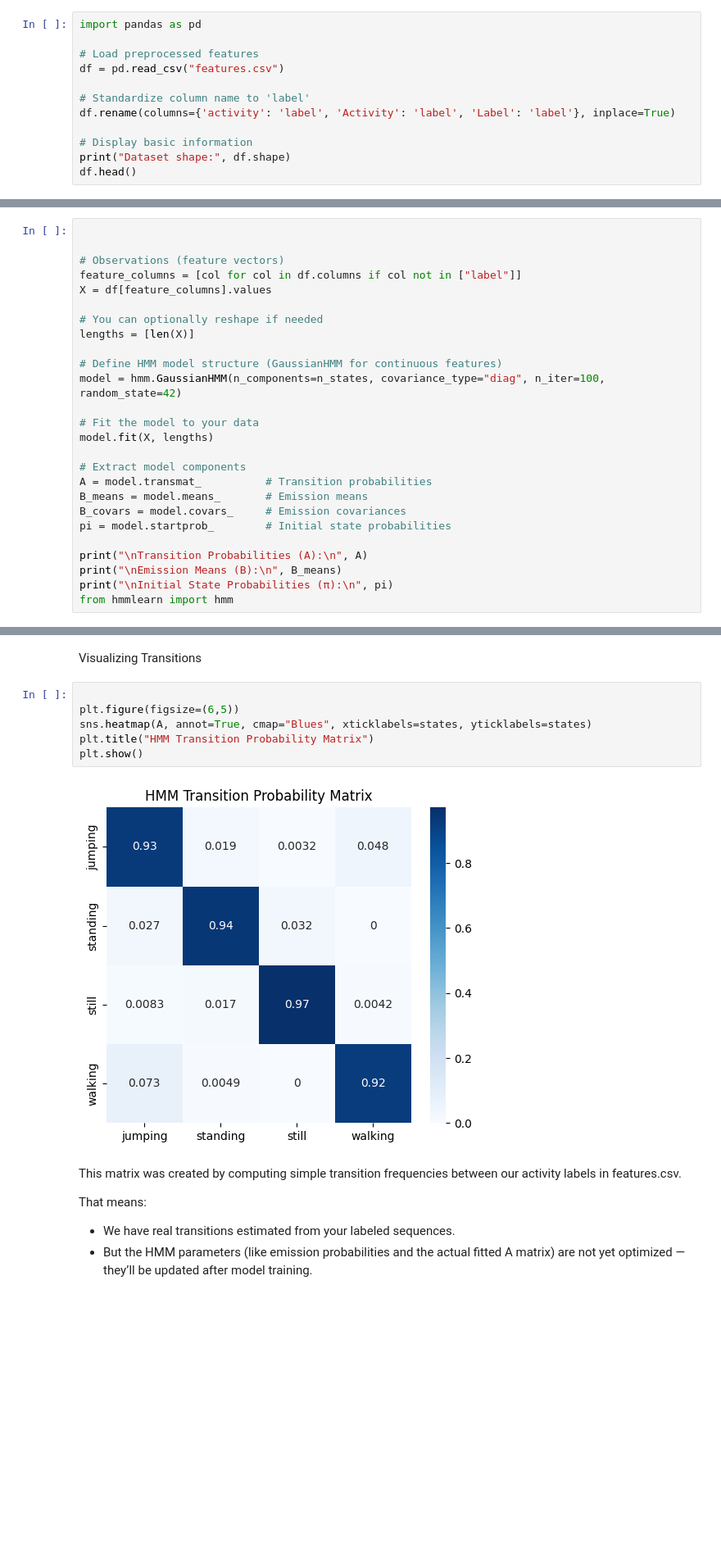
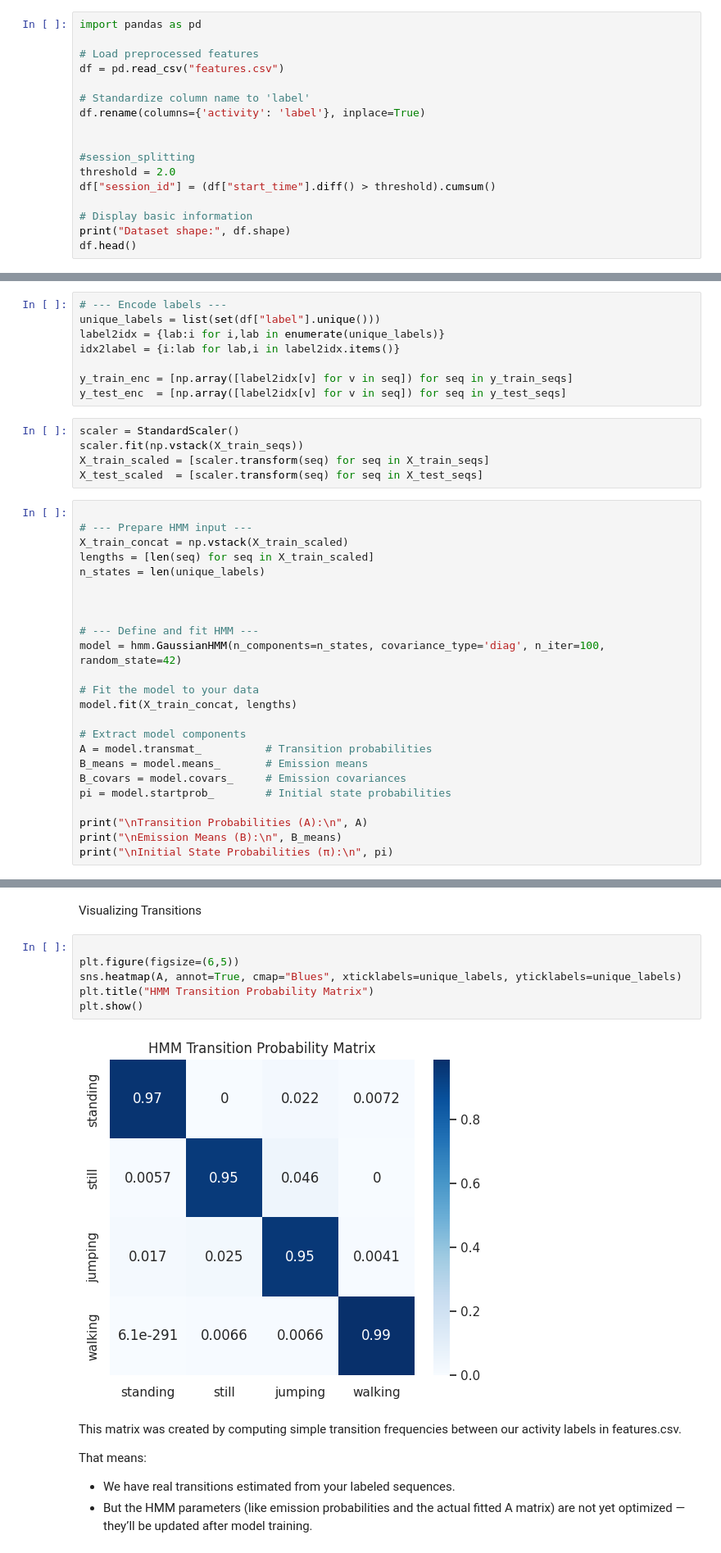
Before and after one commit to nmarizani/ml_techniques2_formative_2, a Jupyter notebook: hidden_markov_model.ipynb, the cells around one changed output, grey strips where cells are left out. Shown at 82% size. Drawn from its saved outputs; the diff is of its cells as text; blank space fills up the shorter version.

```diff
--- a/hidden_markov_model.ipynb
+++ b/hidden_markov_model.ipynb
@@ -45,7 +45,12 @@ import pandas as pd
 df = pd.read_csv("features.csv")
 
 # Standardize column name to 'label'
-df.rename(columns={'activity': 'label', 'Activity': 'label', 'Label': 'label'}, inplace=True)
+df.rename(columns={'activity': 'label'}, inplace=True)
+
+
+#session_splitting
+threshold = 2.0
+df["session_id"] = (df["start_time"].diff() > threshold).cumsum()
 
 # Display basic information
 print("Dataset shape:", df.shape)
@@ -122,18 +167,30 @@ Feature Matrix Shape: (948, 93)
+# %%
+# --- Encode labels ---
+unique_labels = list(set(df["label"].unique()))
+label2idx = {lab:i for i,lab in enumerate(unique_labels)}
+idx2label = {i:lab for lab,i in label2idx.items()}
+
+y_train_enc = [np.array([label2idx[v] for v in seq]) for seq in y_train_seqs]
+y_test_enc  = [np.array([label2idx[v] for v in seq]) for seq in y_test_seqs]
+# %%
+scaler = StandardScaler()
+scaler.fit(np.vstack(X_train_seqs))
+X_train_scaled = [scaler.transform(seq) for seq in X_train_seqs]
+X_test_scaled  = [scaler.transform(seq) for seq in X_test_seqs]
 # %%
 
+# --- Prepare HMM input ---
+X_train_concat = np.vstack(X_train_scaled)
+lengths = [len(seq) for seq in X_train_scaled]
+n_states = len(unique_labels)
 
-# Observations (feature vectors)
-feature_columns = [col for col in df.columns if col not in ["label"]]
-X = df[feature_columns].values
 
-# You can optionally reshape if needed
-lengths = [len(X)]
 
-# Define HMM model structure (GaussianHMM for continuous features)
-model = hmm.GaussianHMM(n_components=n_states, covariance_type="diag", n_iter=100, random_state=42)
+# --- Define and fit HMM ---
+model = hmm.GaussianHMM(n_components=n_states, covariance_type='diag', n_iter=100, random_state=42)
 
 # Fit the model to your data
-model.fit(X, lengths)
+model.fit(X_train_concat, lengths)
 
 # Extract model components
 A = model.transmat_          # Transition probabilities
@@ -144,6 +201,5 @@ pi = model.startprob_        # Initial state probabilities
 print("\nTransition Probabilities (A):\n", A)
 print("\nEmission Means (B):\n", B_means)
 print("\nInitial State Probabilities (π):\n", pi)
-from hmmlearn import hmm
 # %% [output]
 Transition Probabilities (A):
@@ -168,11 +224,11 @@ Visualizing Transitions
 # %%
 
 plt.figure(figsize=(6,5))
-sns.heatmap(A, annot=True, cmap="Blues", xticklabels=states, yticklabels=states)
+sns.heatmap(A, annot=True, cmap="Blues", xticklabels=unique_labels, yticklabels=unique_labels)
 plt.title("HMM Transition Probability Matrix")
 plt.show()
 # %% [output]
-[figure, old version]
+[figure, new version]
 # %% [markdown]
 This matrix was created by computing simple transition frequencies between our activity labels in features.csv.
 
```
Also changed, not shown: parts of 15 cells of this notebook.
